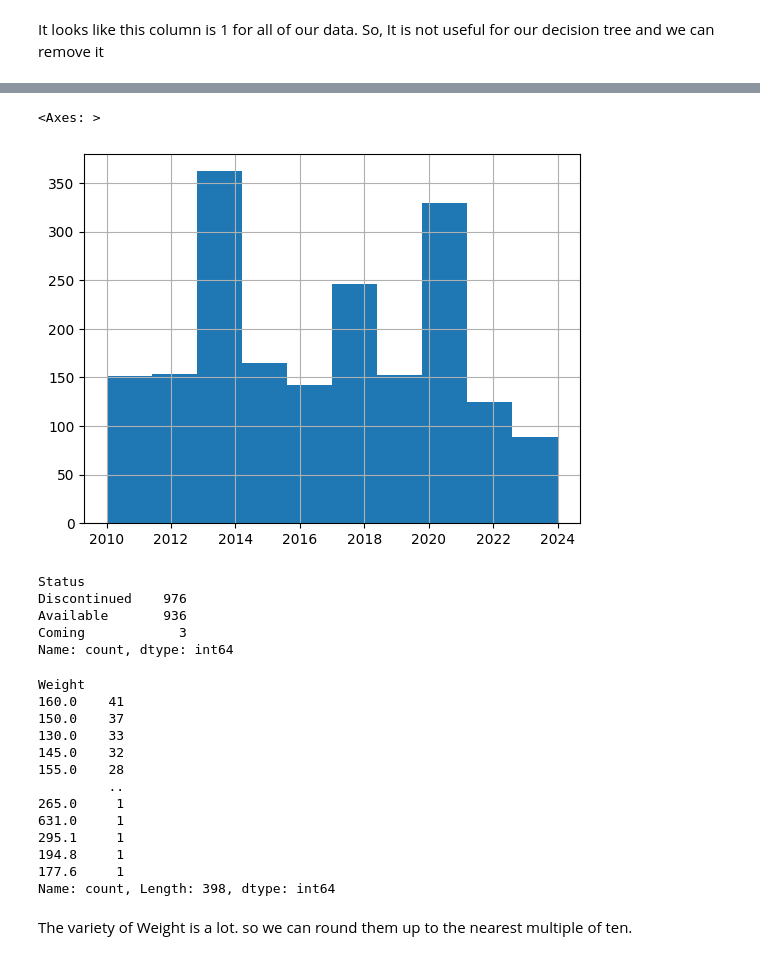
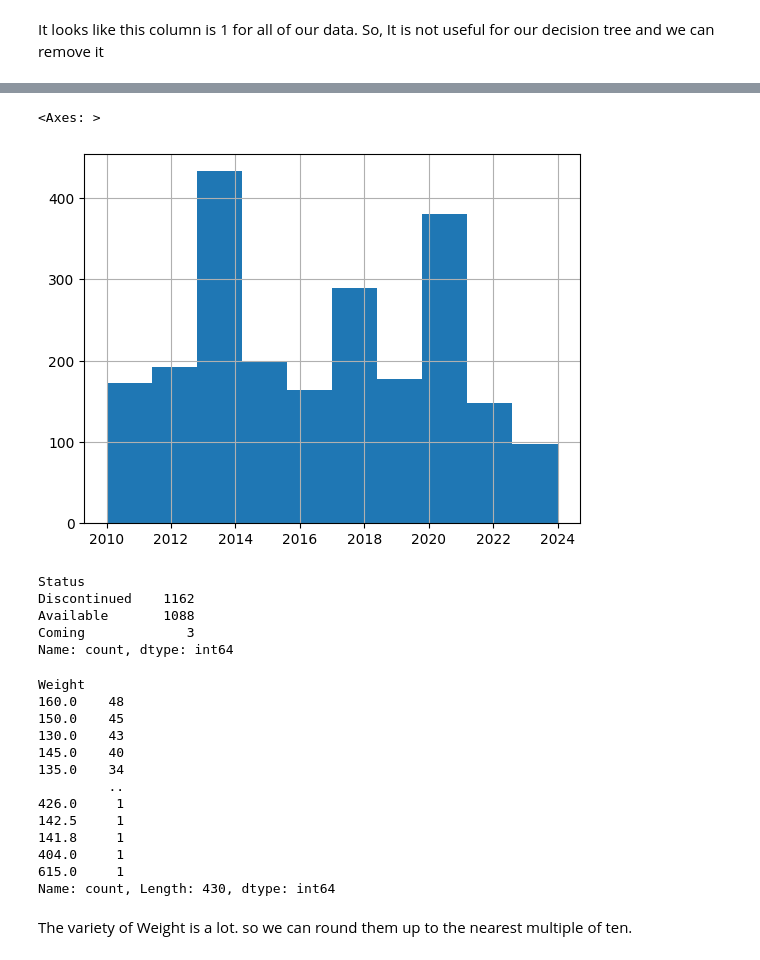
Before and after one commit to ahmadjalali73/OS-Price-Prediction, a Jupyter notebook: price_prediction/price_pred_cleaning.ipynb, the cells around one changed output, grey strips where cells are left out. Cells and saved outputs as stored; diff of their text form; code cells hidden in the pictures.

```diff
--- a/price_prediction/price_pred_cleaning.ipynb
+++ b/price_prediction/price_pred_cleaning.ipynb
@@ -177,32 +175,32 @@ X_tr['5G'].apply(lambda x: 1 if x else 0).hist()
 # %%
-X_tr['Announced'].hist()
+X_train['Announced'].hist()
 # %% [output]
 <Axes: >
-[figure, old version]
+[figure, new version]
 # %%
-X_tr['Status'].value_counts()
+X_train['Status'].value_counts()
 # %% [output]
 Status
-Discontinued    976
-Available       936
-Coming            3
+Discontinued    1162
+Available       1088
+Coming             3
 Name: count, dtype: int64
 # %%
-X_tr['Weight'].value_counts()
+X_train['Weight'].value_counts()
 # %% [output]
 Weight
-160.0    41
-150.0    37
-130.0    33
-145.0    32
-155.0    28
+160.0    48
+150.0    45
+130.0    43
+145.0    40
+135.0    34
          ..
-265.0     1
-631.0     1
-295.1     1
-194.8     1
-177.6     1
-Name: count, Length: 398, dtype: int64
+426.0     1
+142.5     1
+141.8     1
+404.0     1
+615.0     1
+Name: count, Length: 430, dtype: int64
 # %% [markdown]
 The variety of Weight is a lot. so we can round them up to the nearest multiple of ten.
 # %% [markdown]
```
Also changed, not shown: parts of 71 cells of this notebook, 3 other files.
